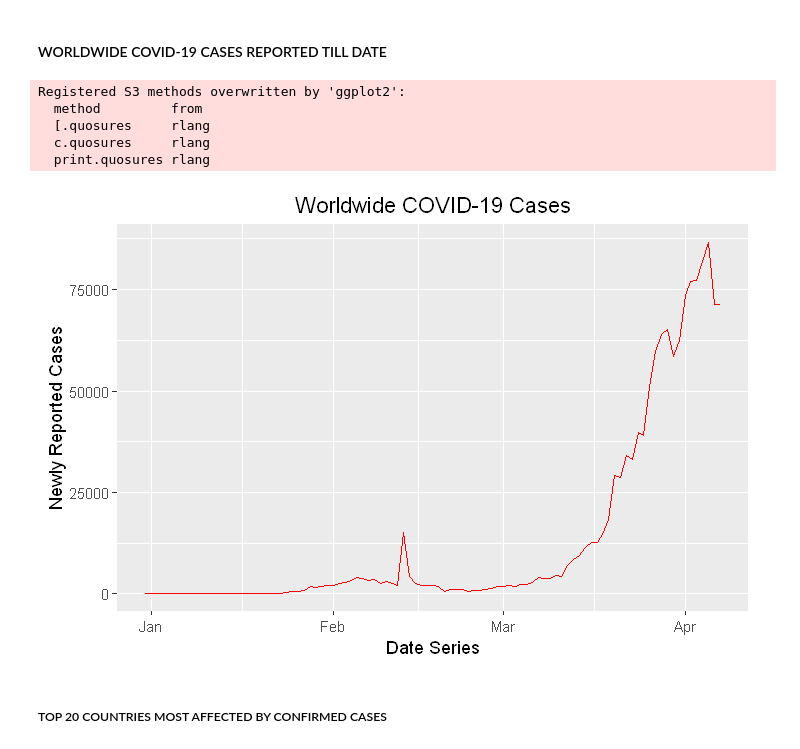
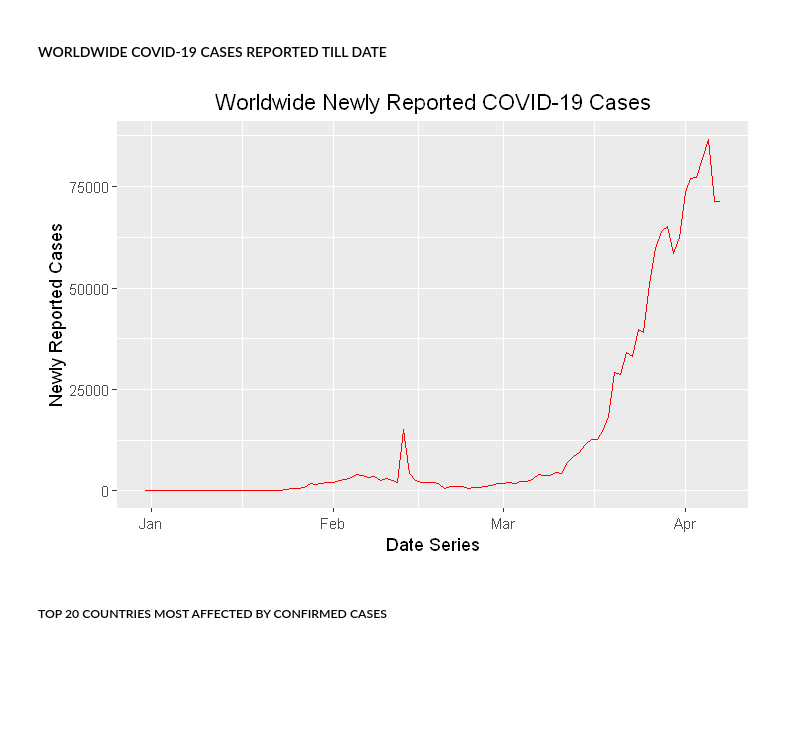
Before and after one commit to AjithKumarVS/Predictive-Time-Series-Modelling-of-COVID-19-Pandemic, a Jupyter notebook: covid19analysis.ipynb, the cells around one changed output. Cells and saved outputs as stored; diff of their text form; code cells hidden in the pictures; blank space fills up the shorter version.

```diff
--- a/covid19analysis.ipynb
+++ b/covid19analysis.ipynb
@@ -3,22 +3,17 @@
 # %%
 library("ggplot2")
 library("readxl")
 options(repr.plot.width=6, repr.plot.height=4)
 covid<-data.frame(read_excel("C:/Users/avakk/Documents/April7COVID-19.xlsx"))
 val<-paste(covid$year,"-",covid$month,"-",covid$day,sep = "")
 covid$dateRep<-val
 covid$dateRep<-as.Date(covid$dateRep)
 
 total_cases_by_date<-aggregate(covid$cases,by=list(covid$dateRep),FUN=sum)
 covid_report_plot<-ggplot(total_cases_by_date,aes(total_cases_by_date$Group.1,total_cases_by_date$x))+geom_line(color="red")
-covid_report_plot+ggtitle("Worldwide COVID-19 Cases")+labs(y="Newly Reported Cases", x = "Date Series")+theme(plot.title = element_text(hjust = 0.5))  #time-series
+covid_report_plot+ggtitle("Worldwide Newly Reported COVID-19 Cases")+labs(y="Newly Reported Cases", x = "Date Series")+theme(plot.title = element_text(hjust = 0.5))  #time-series
 # %% [output]
-Registered S3 methods overwritten by 'ggplot2':
-  method         from
-  [.quosures     rlang
-  c.quosures     rlang
-  print.quosures rlang
-[figure, old version]
+[figure, new version]
 # %% [markdown]
 ##### TOP 20 COUNTRIES MOST AFFECTED BY CONFIRMED CASES
 # %%
```
Also changed, not shown: parts of 2 cells of this notebook.
